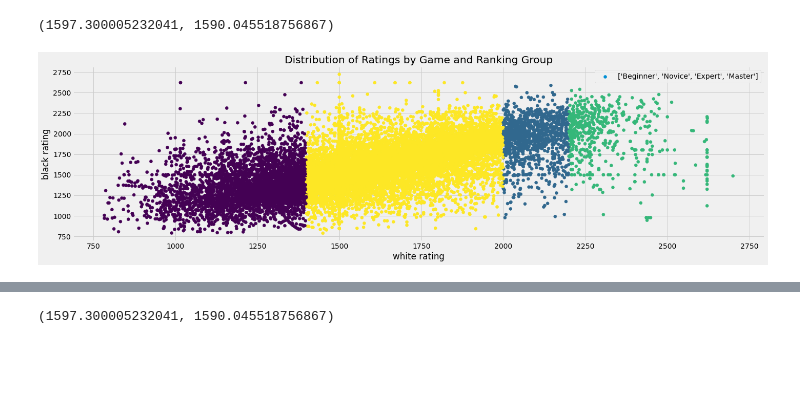
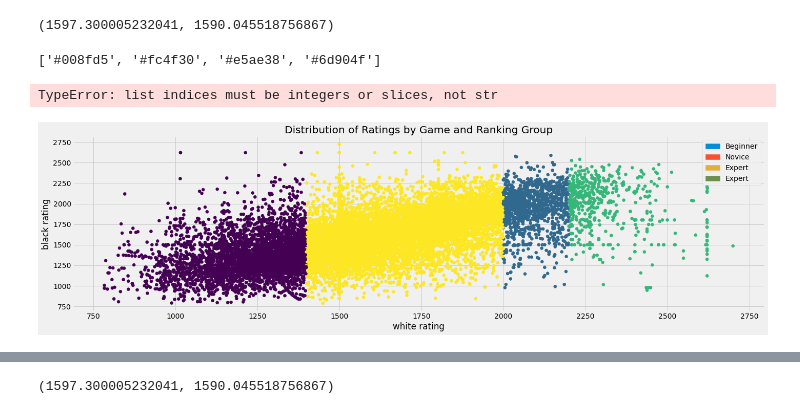
Before and after one commit to rmesrobi/Chess-Openings-EDA, a Jupyter notebook: notebooks/chess_EDA_Final.ipynb, the cells around one changed output, grey strips where cells are left out. Saved outputs shown, nothing was run; the diff lists cells and outputs as text; code cells hidden in the pictures; blank space fills up the shorter version.

```diff
--- a/chess_EDA_Final.ipynb
+++ b/notebooks/chess_EDA_Final.ipynb
@@ -176,16 +177,32 @@ plt.savefig('images/distribution_of_player_ratings_by_piece_color.png', bbox_inc
 df['white_rating'].mean(), df['black_rating'].mean()
 # %% [output]
 (1597.300005232041, 1590.045518756867)
+# %%
+colors = plt.rcParams['axes.prop_cycle'].by_key()['color']
+colors[0:4]
+# %% [output]
+['#008fd5', '#fc4f30', '#e5ae38', '#6d904f']
+# %%
+colors = ['Beginner': '#008fd5', 'Novice': '#fc4f30', 'Expert': '#e5ae38', 'Master': '#6d904f' ]
+# %%
+df['rating_colors'] = df['white_rating_value'].apply(lambda x : colors[x])
+# %% [output]
+TypeError: list indices must be integers or slices, not str
 # %%
 #distribution of games by rating and rating group
 fig, ax = plt.subplots(1,1, figsize = (20,6))
+colors = ['Beginner': '#008fd5', 'Novice': '#fc4f30', 'Expert': '#e5ae38', 'Master': '#6d904f' ]
+one = mpatches.Patch(color='#008fd5', label='Beginner')
+two = mpatches.Patch(color='#fc4f30', label='Novice')
+three = mpatches.Patch(color='#e5ae38', label='Expert')
+four = mpatches.Patch(color='#6d904f', label='Master')
 labels = ['Beginner', 'Novice', 'Expert', 'Master']
-ax.scatter(df.white_rating, df.black_rating, c = pd.Categorical(df.white_rating_value).codes, label = labels)
+ax.scatter(df.white_rating, df.black_rating, c = pd.Categorical(df.white_rating_value).codes)
 
 ax.set_ylabel('black rating')
 ax.set_xlabel('white rating')
 ax.set_title('Distribution of Ratings by Game and Ranking Group')
-ax.legend()
+plt.legend(handles = [one, two, three, four])
 plt.savefig('images/distribution_of_ratings_by_game_and_group.png', bbox_inches = "tight")
 # %% [output]
-[figure, old version]
+[figure, new version]
```
Also changed, not shown: parts of 3 cells of this notebook, 3 other files.
